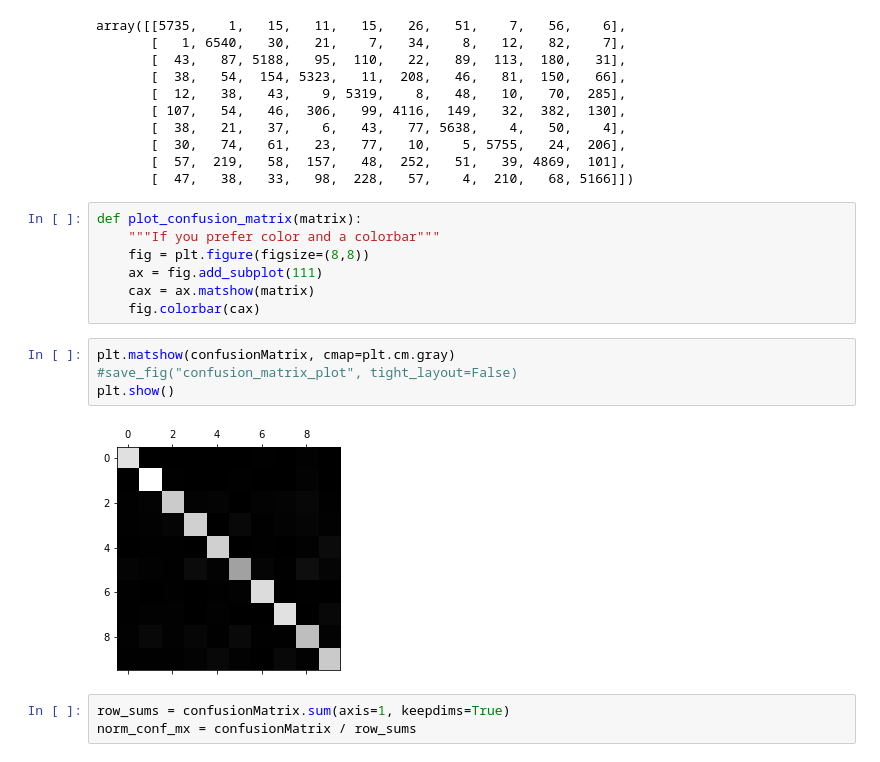
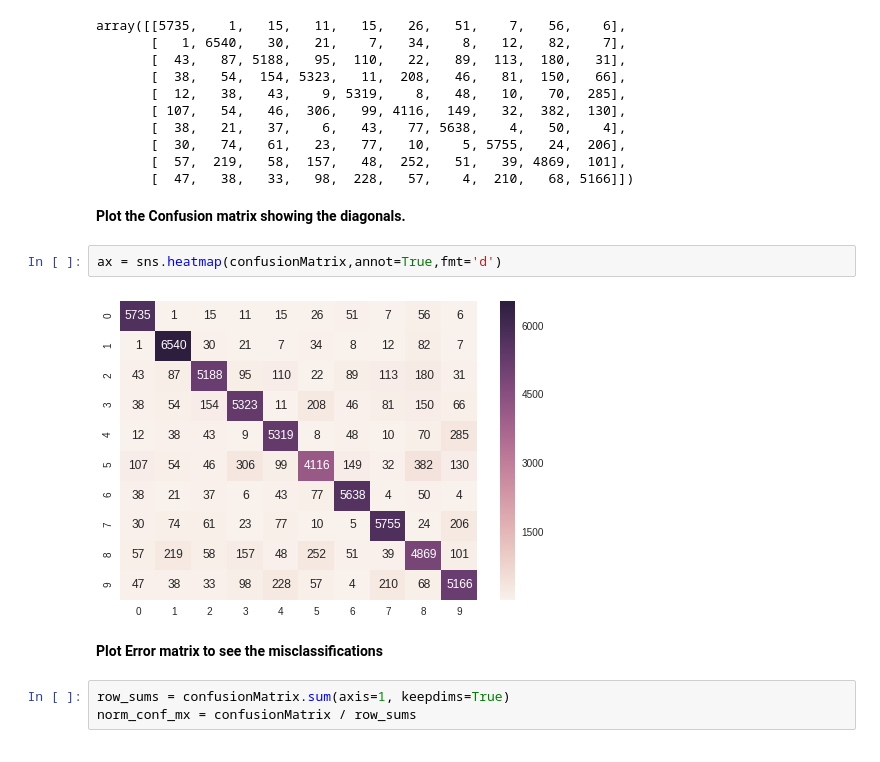
Before and after one commit to girishsg24/Classification-of-Handwritten-Digits-MNIST, a Jupyter notebook: Classification of Handwritten Digits.ipynb, the cells around one changed output. Saved outputs shown, nothing was run; the diff lists cells and outputs as text.

```diff
--- a/Classification of Handwritten Digits.ipynb
+++ b/Classification of Handwritten Digits.ipynb
@@ -236,19 +238,14 @@ array([[5735,    1,   15,   11,   15,   26,   51,    7,   56,    6],
        [  30,   74,   61,   23,   77,   10,    5, 5755,   24,  206],
        [  57,  219,   58,  157,   48,  252,   51,   39, 4869,  101],
        [  47,   38,   33,   98,  228,   57,    4,  210,   68, 5166]])
-# %%
-def plot_confusion_matrix(matrix):
-    """If you prefer color and a colorbar"""
-    fig = plt.figure(figsize=(8,8))
-    ax = fig.add_subplot(111)
-    cax = ax.matshow(matrix)
-    fig.colorbar(cax)
-# %%
-plt.matshow(confusionMatrix, cmap=plt.cm.gray)
-#save_fig("confusion_matrix_plot", tight_layout=False)
-plt.show()
-# %% [output]
-[figure, removed]
+# %% [markdown]
+**Plot the Confusion matrix showing the diagonals.**
+# %%
+ax = sns.heatmap(confusionMatrix,annot=True,fmt='d')
+# %% [output]
+[figure, added]
+# %% [markdown]
+**Plot Error matrix to see the misclassifications**
 # %%
 row_sums = confusionMatrix.sum(axis=1, keepdims=True)
 norm_conf_mx = confusionMatrix / row_sums
```
Also changed, not shown: parts of 27 cells of this notebook.
